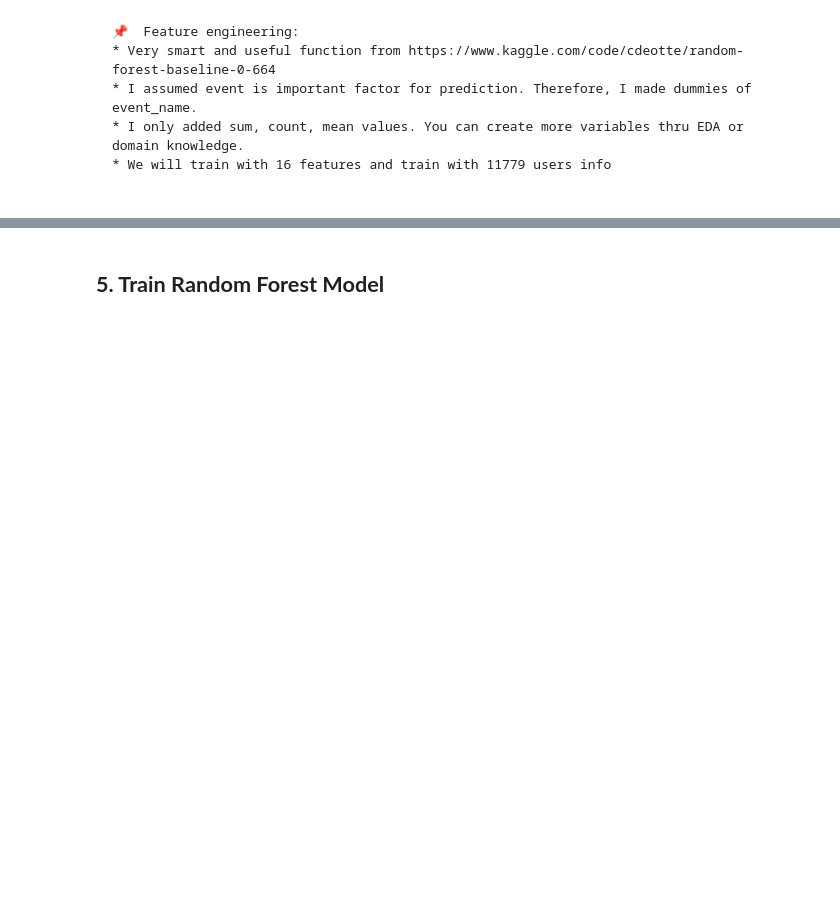
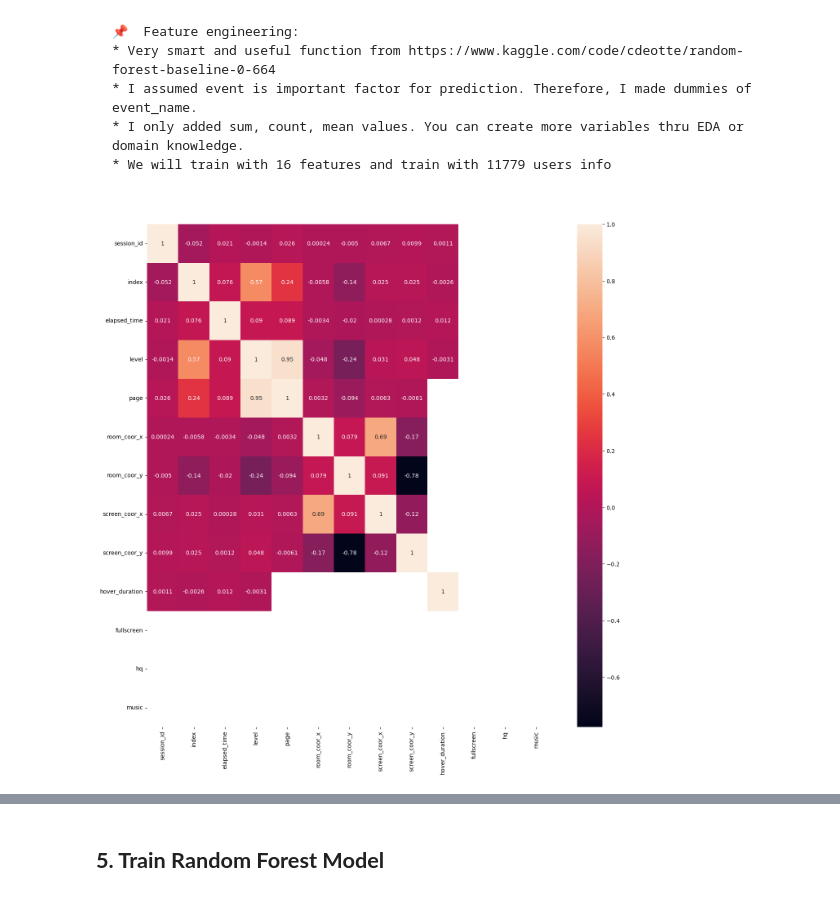
Before and after one commit to LukasKlockenhoff/predict-student-performance-from-game-play, a Jupyter notebook: predict-student-performance-from-game-play.ipynb, the cells around one changed output, grey strips where cells are left out. Drawn from its saved outputs; the diff is of its cells as text; code cells hidden in the pictures; blank space fills up the shorter version.

```diff
--- a/predict-student-performance-from-game-play.ipynb
+++ b/predict-student-performance-from-game-play.ipynb
@@ -184,11 +254,14 @@ My Take:
 * I assumed event is important factor for prediction. Therefore, I made dummies of event_name.
 * I only added sum, count, mean values. You can create more variables thru EDA or domain knowledge.
 * We will train with 16 features and train with 11779 users info
-# %%
-# Dummies from event_name
-event_name_dummies = pd.get_dummies(train_df['event_name'])
-event_name_dummies.head()
-train_df = pd.concat([train_df, event_name_dummies], axis=1)
-train_df.head()
+# %%
+corr = train_df.corr()
+
+# Plot the correlation matrix using a heatmap
+plt.figure(figsize=(16,16))
+sns.heatmap(corr, annot=True)
+plt.show()
+# %% [output]
+[figure, added]
 # %%
 # Categorical features
```
Also changed, not shown: parts of 24 cells of this notebook.
